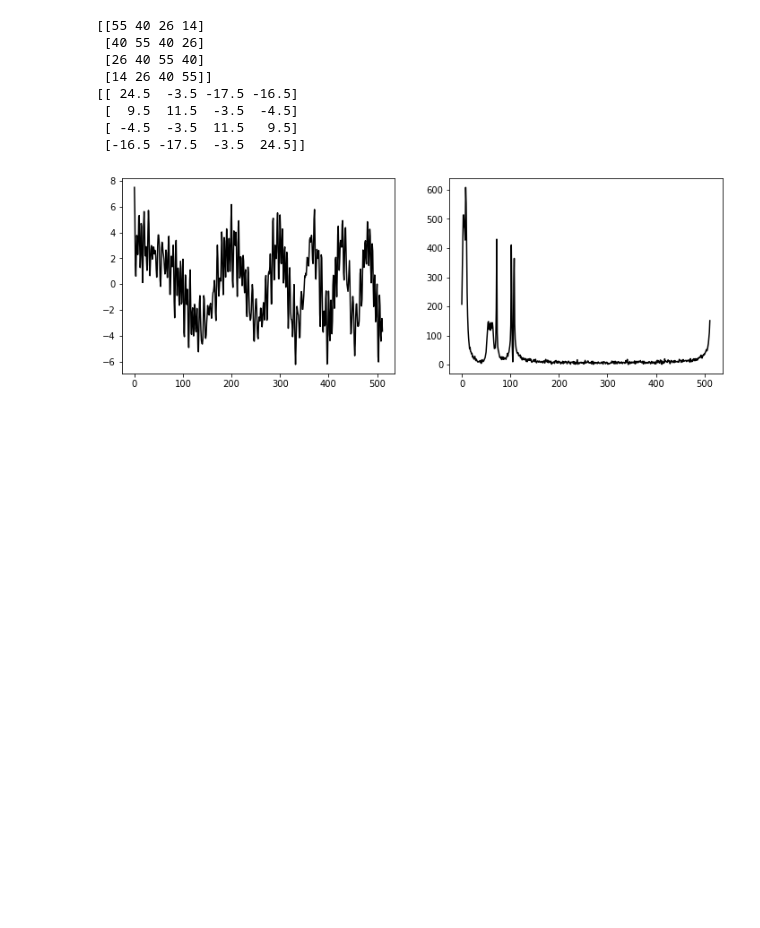
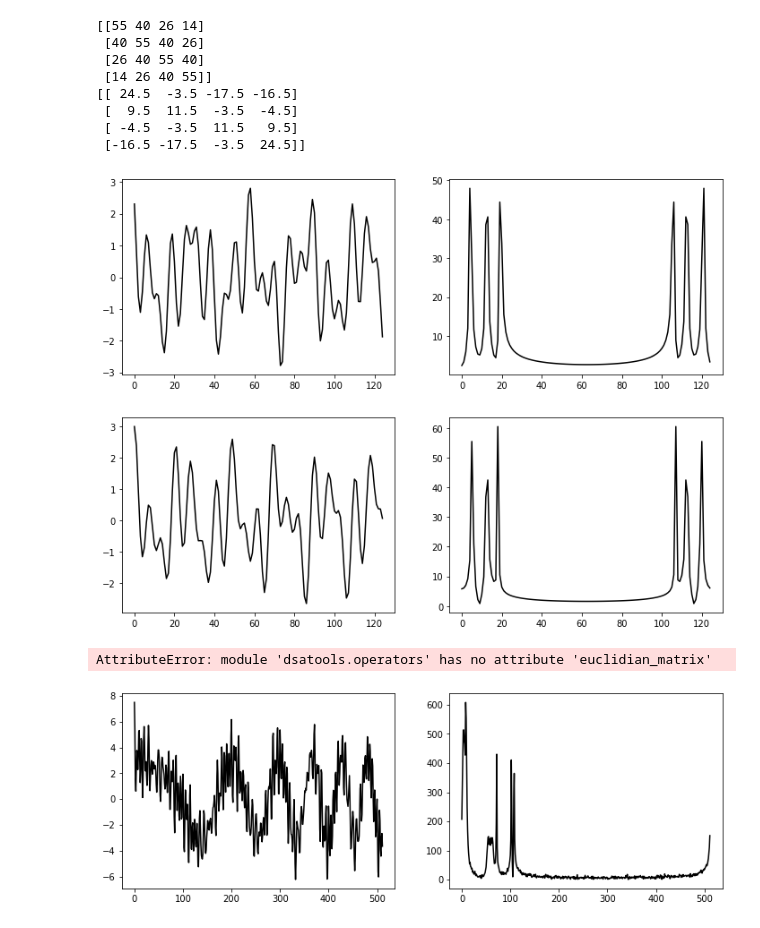
Before and after one commit to MVRonkin/dsatools, a Jupyter notebook: examples/test_operators.ipynb, the cells around one changed output. Drawn from its saved outputs; the diff is of its cells as text; code cells hidden in the pictures; blank space fills up the shorter version.

```diff
--- a/examples/test_operators.ipynb
+++ b/examples/test_operators.ipynb
@@ -163,6 +163,21 @@ print(dsatools.operators.kernel_matrix(a,'full',kernel='linear',  kpar=1, lags=4
  [  9.5  11.5  -3.5  -4.5]
  [ -4.5  -3.5  11.5   9.5]
  [-16.5 -17.5  -3.5  24.5]]
+# %%
+import dsatools
+import numpy as np
+import matplotlib.pyplot as plt
+from dsatools import utilits as ut
+
+s1=dsatools.generator.harmonics(f0=[2,2.9,0.8],delta_f=[0,0,0.1],fs=20,length=125).real
+s2=dsatools.generator.harmonics(f0=[2,3.1,0.7],fs=20,length=125,phase0=[np.pi/3,np.pi/5]).real
+ut.probe(s2)
+ut.probe(s1)
+print(dsatools.operators.euclidian_matrix(s1,s2))
+# %% [output]
+[figure, added]
+[figure, added]
+AttributeError: module 'dsatools.operators' has no attribute 'euclidian_matrix'
 # %%
 import dsatools
 import dsatools.utilits as ut
```
Also changed, not shown: 8 other files.
